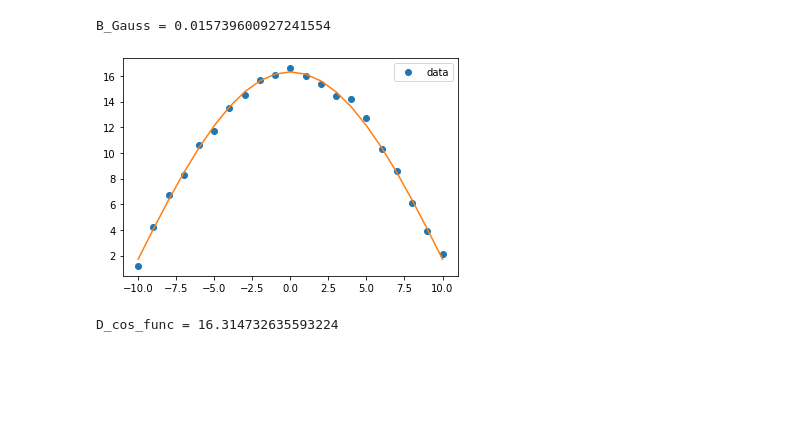
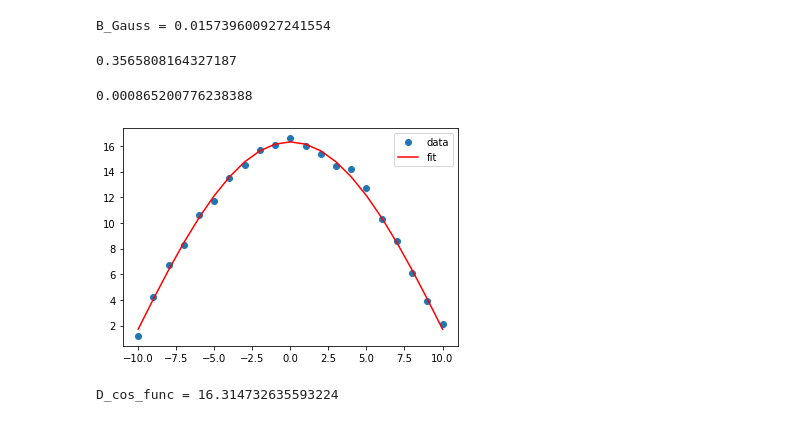
Before and after one commit to aaditya-pdgupta/regression_problem_in_biology, a Jupyter notebook: Practice/regression_2.ipynb, the cells around one changed output. Saved outputs shown, nothing was run; the diff lists cells and outputs as text; code cells hidden in the pictures; blank space fills up the shorter version.

```diff
--- a/Practice/regression_2.ipynb
+++ b/Practice/regression_2.ipynb
@@ -41,6 +46,14 @@ A_Gauss = 16.934286340519687
 print("B_Gauss =", parameter_Gauss[1]) # Here we print the parameter. here we used B_Gauss because we want the parameter of a which is stored in Gauss
 # %% [output]
 B_Gauss = 0.015739600927241554
+# %%
+print(A_Uncertainity)
+# %% [output]
+0.3565808164327187
+# %%
+print(B_Uncertainity)
+# %% [output]
+0.000865200776238388
 # %%
 def cos_func(x, D, E):  # here D and E are the parameters
     y = D*np.cos(E*x)
@@ -64,10 +82,10 @@ fitted_data_cos_func = cos_func(xdata, *parameter_cos_func) # here fitted data h
 # %%
-plt.plot(xdata, ydata, 'o', label = 'data')
-plt.plot(xdata, fitted_data_cos_func)
+plt.plot(xdata,ydata,'o',label='data')
+plt.plot(xdata,fitted_data_cos_func,color='r',label='fit')
 plt.legend()# same as above here we have same name of function here also.
 plt.show()
 # %% [output]
-[figure, old version]
+[figure, new version]
 # %%
 print("D_cos_func =", parameter_cos_func[0]) # Here we print the parameter. here we used D_cos_func because we want the parameter of a which is stored in cos_func.
 # %% [output]
```
Also changed, not shown: parts of 7 cells of this notebook, 3 other files.
